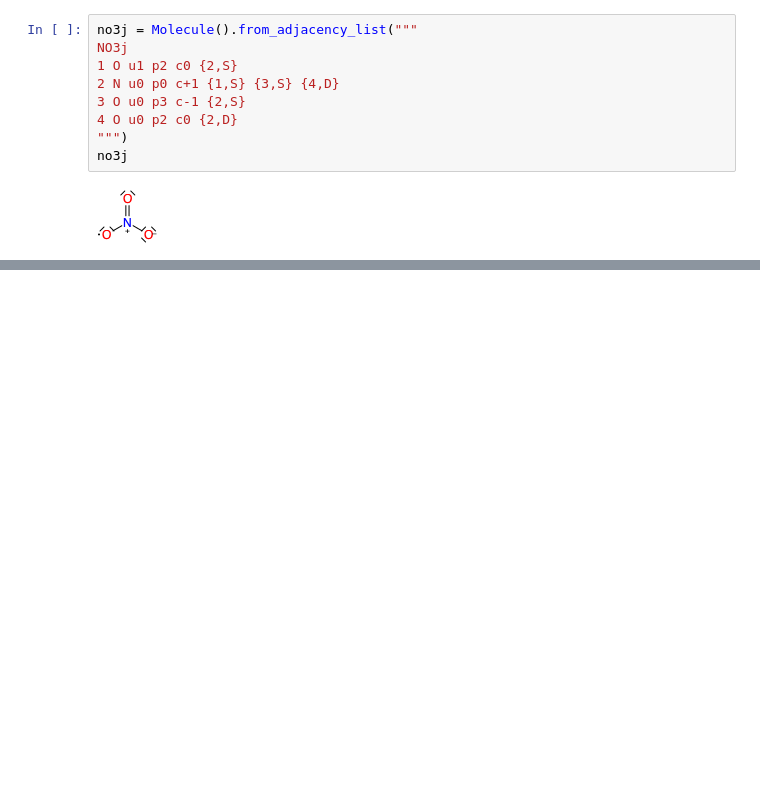
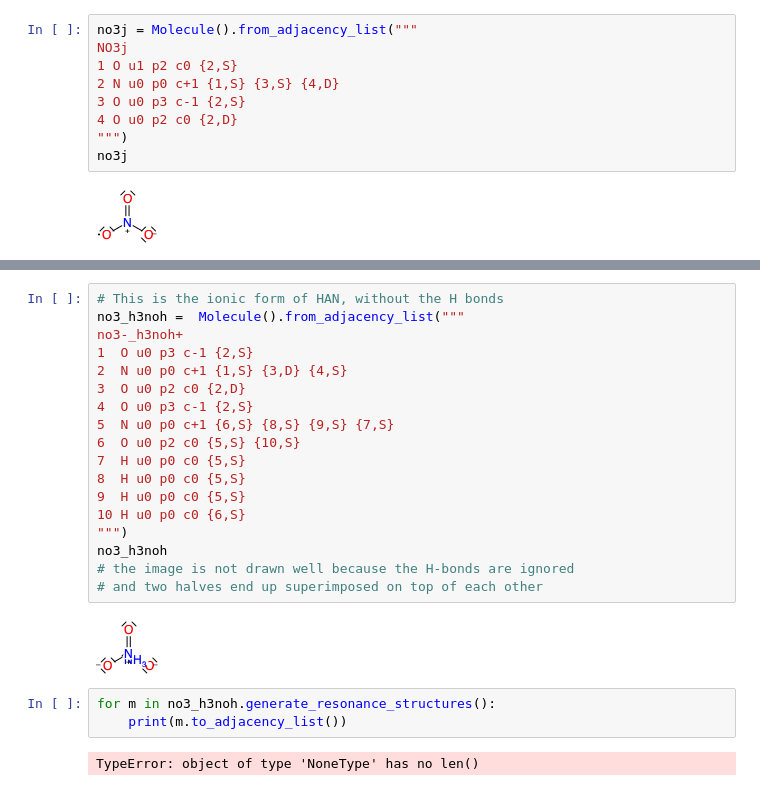
Before and after one commit to ChrisBNEU/HAN, a Jupyter notebook: CanteraModels/HAN-representation.ipynb, the cells around one changed output, grey strips where cells are left out. Drawn from its saved outputs; the diff is of its cells as text; blank space fills up the shorter version.

```diff
--- a/CanteraModels/HAN-representation.ipynb
+++ b/CanteraModels/HAN-representation.ipynb
@@ -202,0 +239,25 @@ no3j
+# %%
+# This is the ionic form of HAN, without the H bonds
+no3_h3noh =  Molecule().from_adjacency_list("""
+no3-_h3noh+
+1  O u0 p3 c-1 {2,S}
+2  N u0 p0 c+1 {1,S} {3,D} {4,S}
+3  O u0 p2 c0 {2,D}
+4  O u0 p3 c-1 {2,S}
+5  N u0 p0 c+1 {6,S} {8,S} {9,S} {7,S}
+6  O u0 p2 c0 {5,S} {10,S}
+7  H u0 p0 c0 {5,S}
+8  H u0 p0 c0 {5,S}
+9  H u0 p0 c0 {5,S}
+10 H u0 p0 c0 {6,S}
+""")
+no3_h3noh
+# the image is not drawn well because the H-bonds are ignored
+# and two halves end up superimposed on top of each other
+# %% [output]
+[figure, added]
+# %%
+for m in no3_h3noh.generate_resonance_structures():
+    print(m.to_adjacency_list())
+# %% [output]
+TypeError: object of type 'NoneType' has no len()
```
Also changed, not shown: parts of 3 cells of this notebook, 1 other file.
